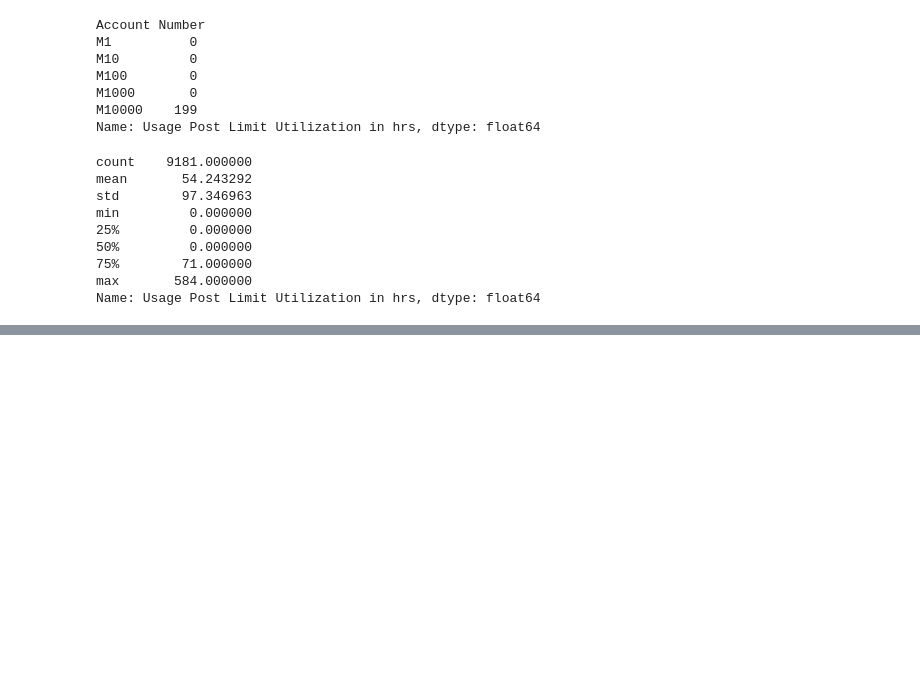
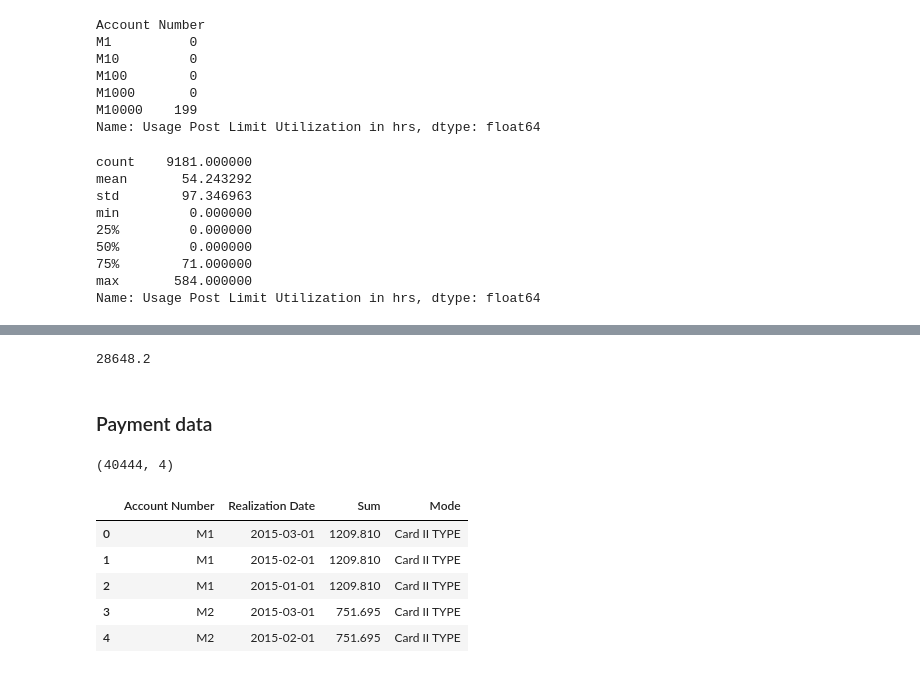
Before and after one commit to Shivam06/EXL-EQ-2017, a Jupyter notebook: cigol lxe .ipynb, the cells around one changed output, grey strips where cells are left out. Saved outputs shown, nothing was run; the diff lists cells and outputs as text; code cells hidden in the pictures; blank space fills up the shorter version.

```diff
--- a/cigol lxe .ipynb
+++ b/cigol lxe .ipynb
@@ -288,0 +393,19 @@ Name: Usage Post Limit Utilization in hrs, dtype: float64
+# %%
+non_churn_max_default_sum_range = 28660.4 - 12.2
+non_churn_max_default_sum_range
+# %% [output]
+28648.2
+# %% [markdown]
+### Payment data
+# %%
+payments_data = xls.parse(2)
+print payments_data.shape
+payments_data.head()
+# %% [output]
+(40444, 4)
+|  | Account Number | Realization Date | Sum | Mode |
+| 0 | M1 | 2015-03-01 | 1209.810 | Card II TYPE |
+| 1 | M1 | 2015-02-01 | 1209.810 | Card II TYPE |
+| 2 | M1 | 2015-01-01 | 1209.810 | Card II TYPE |
+| 3 | M2 | 2015-03-01 | 751.695 | Card II TYPE |
+| 4 | M2 | 2015-02-01 | 751.695 | Card II TYPE |
```
Also changed, not shown: parts of 35 cells of this notebook.
